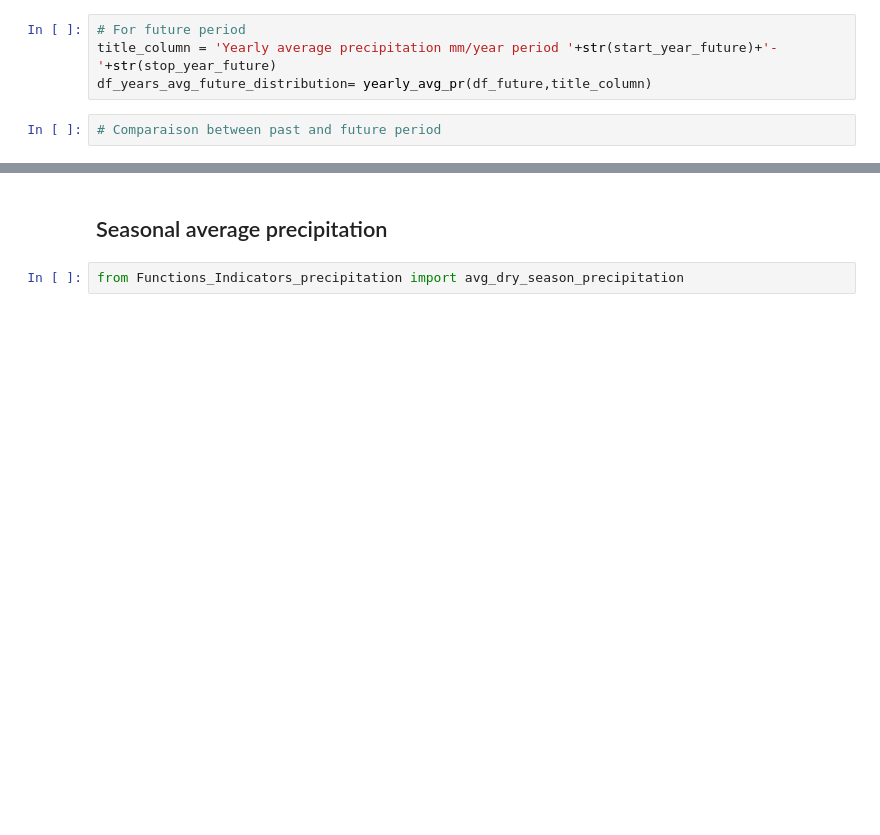
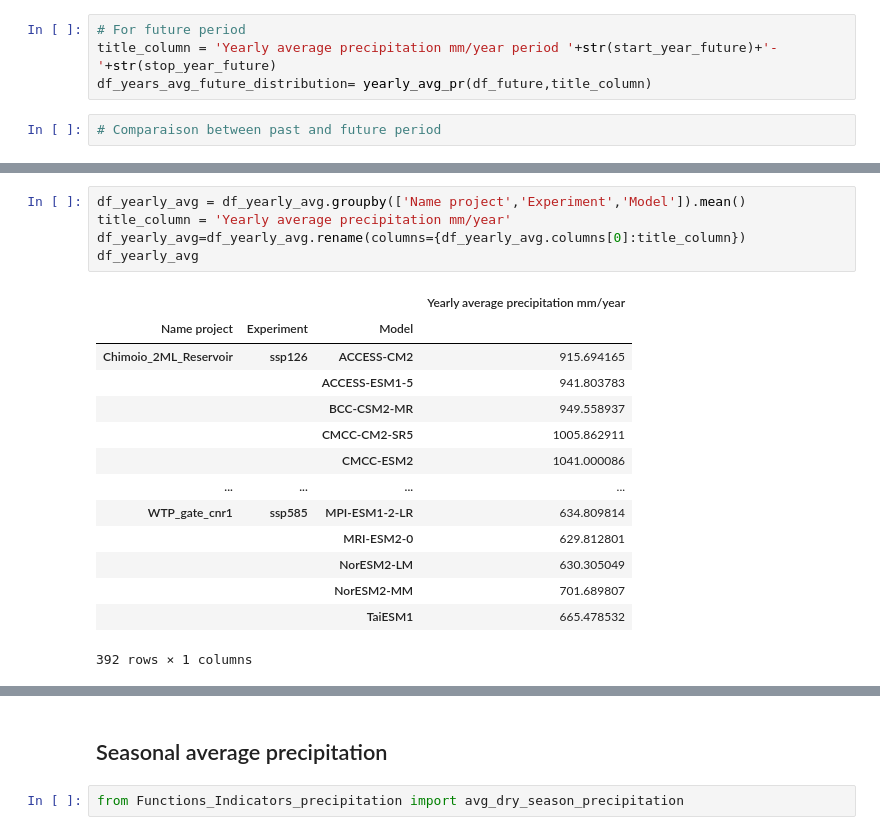
Before and after one commit to RaphaelPB/CRVA_tool, a Jupyter notebook: Precipitation indicators for general screening.ipynb, the cells around one changed output, grey strips where cells are left out. Saved outputs shown, nothing was run; the diff lists cells and outputs as text; blank space fills up the shorter version.

```diff
--- a/Precipitation indicators for general screening.ipynb
+++ b/Precipitation indicators for general screening.ipynb
@@ -160,0 +208,20 @@ changes_past_future_indicator
+# %%
+df_yearly_avg = df_yearly_avg.groupby(['Name project','Experiment','Model']).mean()
+title_column = 'Yearly average precipitation mm/year'
+df_yearly_avg=df_yearly_avg.rename(columns={df_yearly_avg.columns[0]:title_column})
+df_yearly_avg
+# %% [output]
+|  |  |  | Yearly average precipitation mm/year |
+| Name project | Experiment | Model |  |
+| Chimoio_2ML_Reservoir | ssp126 | ACCESS-CM2 | 915.694165 |
+|  |  | ACCESS-ESM1-5 | 941.803783 |
+|  |  | BCC-CSM2-MR | 949.558937 |
+|  |  | CMCC-CM2-SR5 | 1005.862911 |
+|  |  | CMCC-ESM2 | 1041.000086 |
+| ... | ... | ... | ... |
+| WTP_gate_cnr1 | ssp585 | MPI-ESM1-2-LR | 634.809814 |
+|  |  | MRI-ESM2-0 | 629.812801 |
+|  |  | NorESM2-LM | 630.305049 |
+|  |  | NorESM2-MM | 701.689807 |
+|  |  | TaiESM1 | 665.478532 |
+392 rows × 1 columns
```
Also changed, not shown: parts of 55 cells of this notebook, 5 other files.
